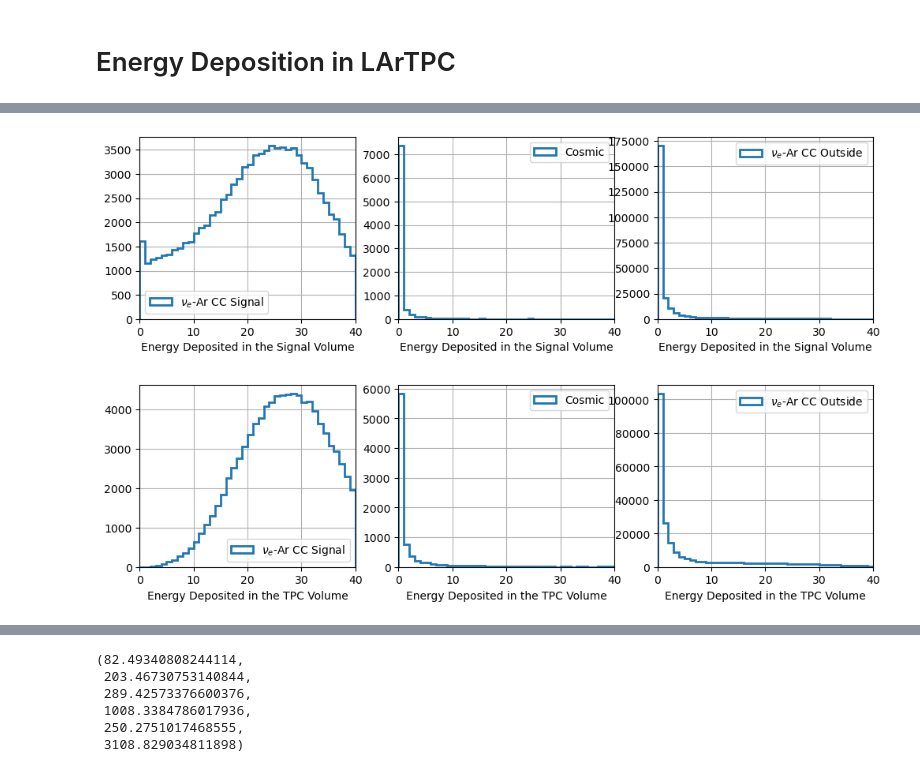
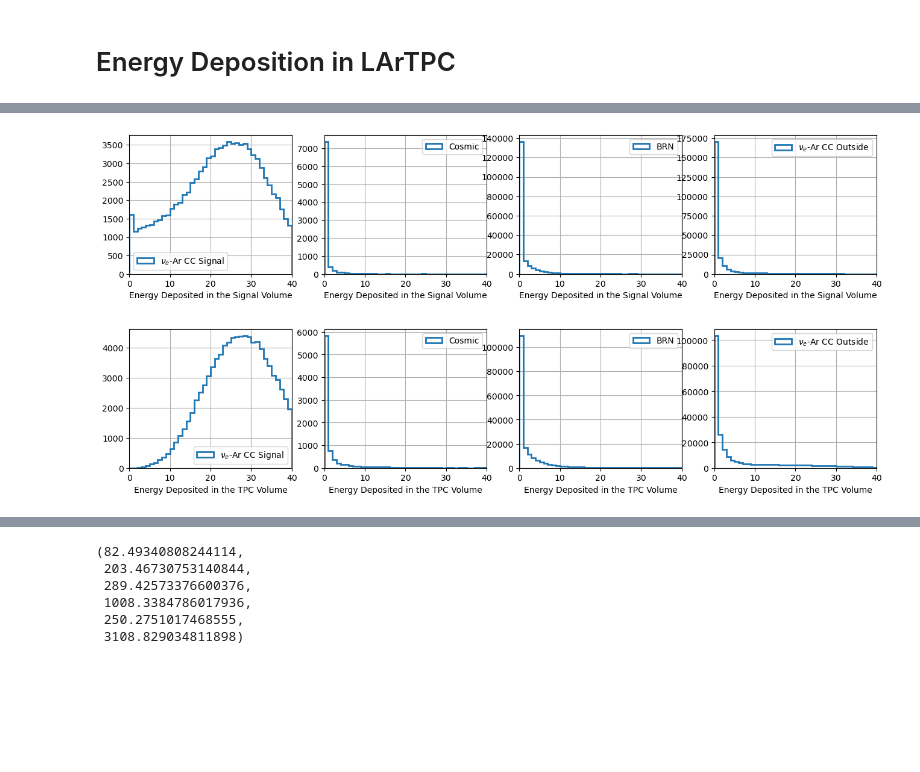
Before and after one commit to yuntsebaryon/SimpleCosmics, a Jupyter notebook: G4Analysis/checkEFrac_v2.ipynb, the cells around one changed output, grey strips where cells are left out. Saved outputs shown, nothing was run; the diff lists cells and outputs as text; code cells hidden in the pictures; blank space fills up the shorter version.

```diff
--- a/G4Analysis/checkEFrac_v2.ipynb
+++ b/G4Analysis/checkEFrac_v2.ipynb
@@ -64,12 +104,14 @@ cosmic
 # %%
-signal['SignalVolEFrac'] = ( signal.FiducialE + signal.PartConE )/ signal.TotalE
-nueOut['SignalVolEFrac'] = ( nueOut.FiducialE + nueOut.PartConE )/ nueOut.TotalE
+signal['SignalVolEFrac'] = signal.SignalVolE / signal.TotalE
+nueOut['SignalVolEFrac'] = nueOut.SignalVolE / nueOut.TotalE
+brn['SignalVolEFrac'] = brn.SignalVolE / brn.TotalE
 # %%
-fig, ax = plt.subplots(1, 3, figsize = (12, 3))
+fig, ax = plt.subplots(1, 4, figsize = (16, 3))
 
 ax[0].hist( signal.SignalVolEFrac, bins = np.linspace(0, 1, 41), histtype = 'step', lw = 2, label = r'$\nu_e$-Ar CC Signal')
 ax[1].hist( cosmic.SignalVolEFrac, bins = np.linspace(0, 1, 41), histtype = 'step', lw = 2, label = 'Cosmic')
-ax[2].hist( nueOut.SignalVolEFrac, bins = np.linspace(0, 1, 41), histtype = 'step', lw = 2, label = r'$\nu_e$-Ar CC Outside')
+ax[2].hist( brn.SignalVolEFrac, bins = np.linspace(0, 1, 41), histtype = 'step', lw = 2, label = 'BRN')
+ax[3].hist( nueOut.SignalVolEFrac, bins = np.linspace(0, 1, 41), histtype = 'step', lw = 2, label = r'$\nu_e$-Ar CC Outside')
 
 for iax in ax:
     iax.set_xlabel('Energy Fraction in the Signal Volume')
@@ -136,9 +195,10 @@ signal[(signal.SignalVolEFrac>0.4)&(signal.OutE>1)]
 # %%
-fig, ax = plt.subplots(1, 3, figsize = (12, 3))
+fig, ax = plt.subplots(1, 4, figsize = (16, 3))
 
 ax[0].hist( signal.OutE, bins = np.linspace(0, 10, 21), histtype = 'step', lw = 2, label = r'$\nu_e$-Ar CC Signal')
 ax[1].hist( cosmic.OutE, bins = np.linspace(0, 10, 21), histtype = 'step', lw = 2, label = 'Cosmic')
-ax[2].hist( nueOut.OutE, bins = np.linspace(0, 10, 21), histtype = 'step', lw = 2, label = r'$\nu_e$-Ar CC Outside')
+ax[3].hist( nueOut.OutE, bins = np.linspace(0, 10, 21), histtype = 'step', lw = 2, label = r'$\nu_e$-Ar CC Outside')
+ax[2].hist( brn.OutE, bins = np.linspace(0, 10, 21), histtype = 'step', lw = 2, label = 'BRN')
 
 for iax in ax:
     iax.set_xlabel('Energy Deposited outside the Signal Volume')
@@ -153,0 +230,11 @@ nueOut['SignalVolE'] = nueOut.FiducialE + nueOut.PartConE
+# %%
+fig, ax = plt.subplots(1, 2, figsize = (8, 3))
+
+ax[0].hist( brn.MaxE, bins = np.linspace(0, 0.5, 11), histtype = 'step', lw = 2, label = 'BRN Total E')
+ax[1].hist( brn.TotalE, bins = np.linspace(0, 0.5, 11), histtype = 'step', lw = 2, label = 'BRN Max E')
+
+for iax in ax:
+    iax.set_xlabel('Energy Deposited in the TPC')
+    iax.set_xlim([0, 0.5])
+    iax.grid(':')
+    iax.legend()
@@ -154,23 +243,26 @@ nueOut['SignalVolE'] = nueOut.FiducialE + nueOut.PartConE
 # %%
-fig, ax = plt.subplots(1, 3, figsize = (12, 3))
+fig, ax = plt.subplots(1, 4, figsize = (16, 3))
 
 ax[0].hist( signal.SignalVolE, bins = np.linspace(0, 40, 41), histtype = 'step', lw = 2, label = r'$\nu_e$-Ar CC Signal')
 ax[1].hist( cosmic.SignalVolE, bins = np.linspace(0, 40, 41), histtype = 'step', lw = 2, label = 'Cosmic')
-ax[2].hist( nueOut.SignalVolE, bins = np.linspace(0, 40, 41), histtype = 'step', lw = 2, label = r'$\nu_e$-Ar CC Outside')
+ax[3].hist( nueOut.SignalVolE, bins = np.linspace(0, 40, 41), histtype = 'step', lw = 2, label = r'$\nu_e$-Ar CC Outside')
+ax[2].hist( brn.SignalVolE, bins = np.linspace(0, 40, 41), histtype = 'step', lw = 2, label = 'BRN')
+
 
 for iax in ax:
     iax.set_xlabel('Energy Deposited in the Signal Volume')
     iax.set_xlim([0, 40])
     iax.grid(':')
     iax.legend()
 # %% [output]
-[figure, old version]
+[figure, new version]
 # %%
-fig, ax = plt.subplots(1, 3, figsize = (12, 3))
+fig, ax = plt.subplots(1, 4, figsize = (16, 3))
 
 ax[0].hist( signal.TotalE, bins = np.linspace(0, 40, 41), histtype = 'step', lw = 2, label = r'$\nu_e$-Ar CC Signal')
 ax[1].hist( cosmic.TotalE, bins = np.linspace(0, 40, 41), histtype = 'step', lw = 2, label = 'Cosmic')
-ax[2].hist( nueOut.TotalE, bins = np.linspace(0, 40, 41), histtype = 'step', lw = 2, label = r'$\nu_e$-Ar CC Outside')
+ax[3].hist( nueOut.TotalE, bins = np.linspace(0, 40, 41), histtype = 'step', lw = 2, label = r'$\nu_e$-Ar CC Outside')
+ax[2].hist( brn.TotalE, bins = np.linspace(0, 40, 41), histtype = 'step', lw = 2, label = 'BRN')
 
 for iax in ax:
     iax.set_xlabel('Energy Deposited in the TPC Volume')
@@ -178,7 +270,7 @@ for iax in ax:
     iax.grid(':')
     iax.legend()
 # %% [output]
-[figure, old version]
+[figure, new version]
 # %%
 signal[(signal.SignalVolEFrac>0.4)&(signal.SignalVolE>5)]
 # %% [output]
```
Also changed, not shown: parts of 63 cells of this notebook, 4 other files.
